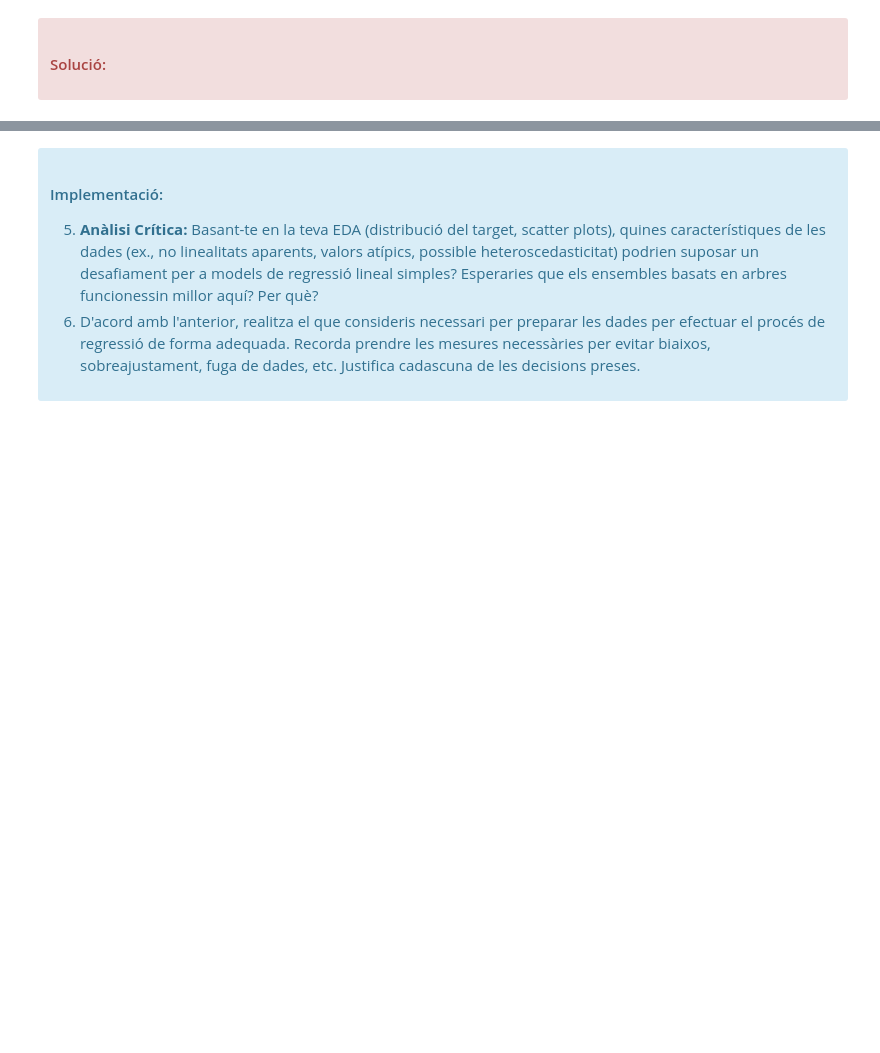
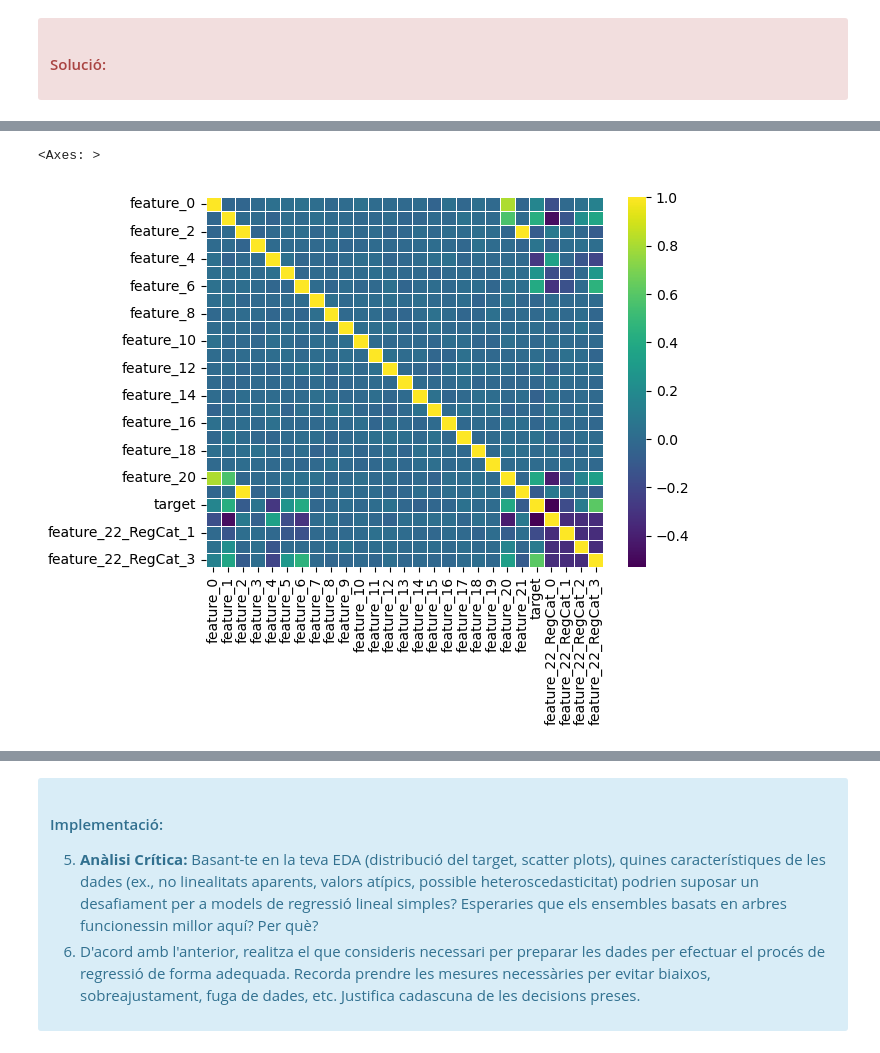
Before and after one commit to marc7666/PAC4-aprenentatge-automatic, a Jupyter notebook: M2_991_20242_PAC4_Enunciat.ipynb, the cells around one changed output, grey strips where cells are left out. Cells and saved outputs as stored; diff of their text form; code cells hidden in the pictures; blank space fills up the shorter version.

```diff
--- a/M2_991_20242_PAC4_Enunciat.ipynb
+++ b/M2_991_20242_PAC4_Enunciat.ipynb
@@ -1308,0 +1375,3 @@ Comenta dins d'aquesta cel·la la teva anàlisi crítica, fes servir tantes cel
+# %%
+df_reg_encoded = pd.get_dummies(df_regression, columns=["feature_22"], dtype=int)
+df_reg_encoded.head()
@@ -1327,0 +1419,6 @@ Comenta dins d'aquesta cel·la la teva anàlisi crítica, fes servir tantes cel
+# %%
+encoded_correlations_reg = df_reg_encoded.corr()
+sns.heatmap(encoded_correlations_reg, linewidth=.5, cmap="viridis")
+# %% [output]
+<Axes: >
+[figure, added]
```
Also changed, not shown: parts of 22 cells of this notebook.
